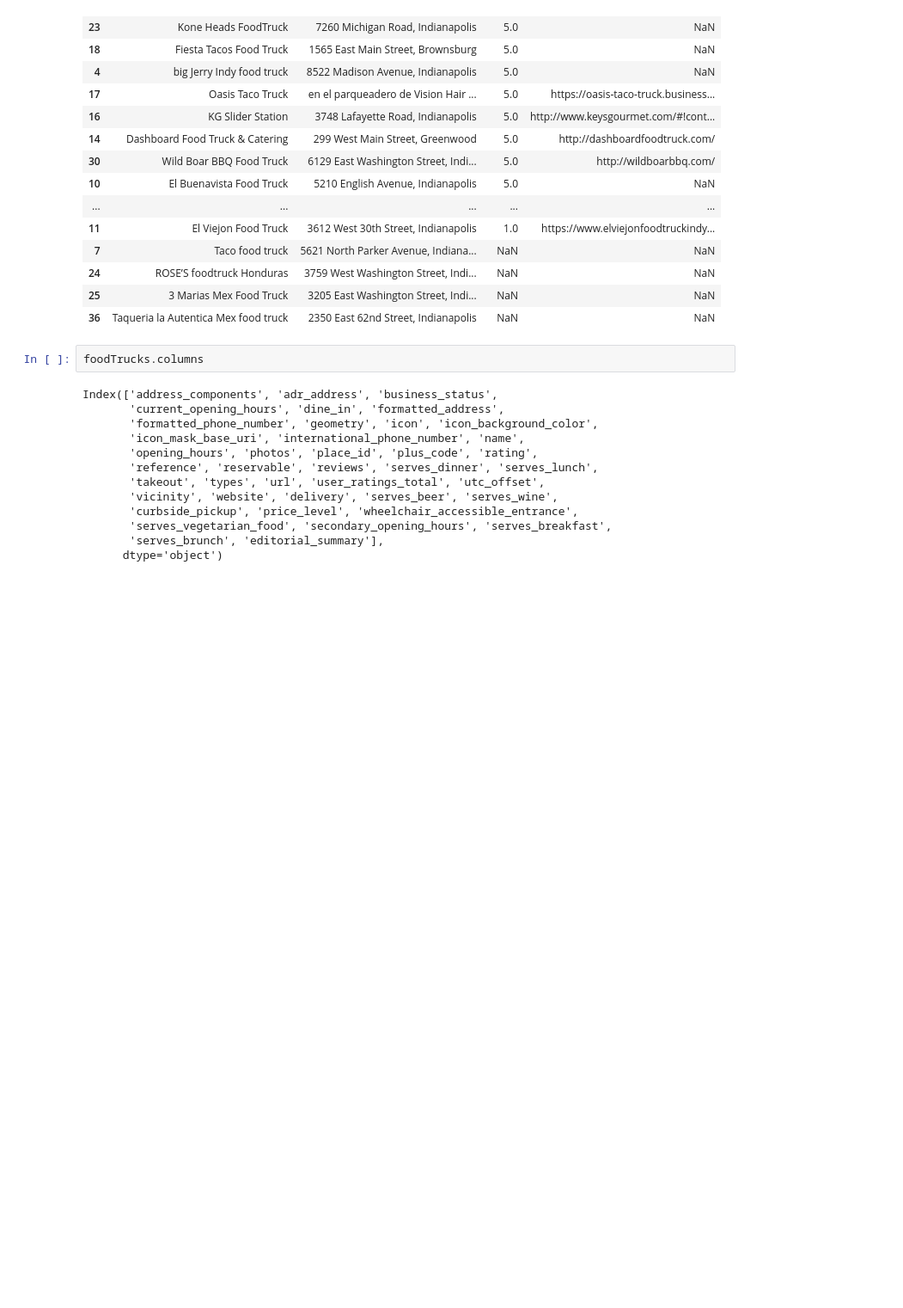
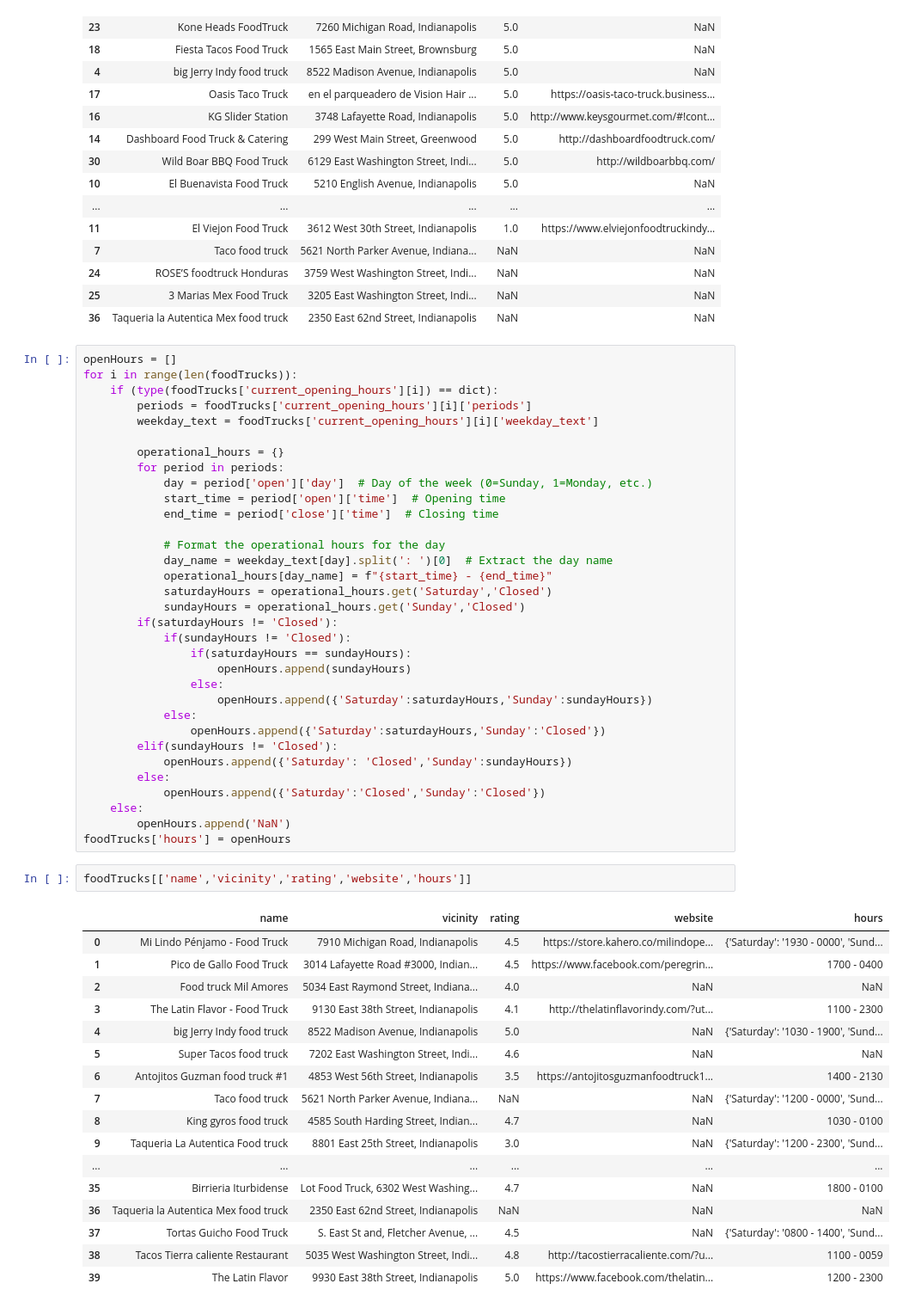
Before and after one commit to YadavSuhani/FoodX, a Jupyter notebook: main.ipynb, the cells around one changed output. Shown: that part at 86% size. Saved outputs shown, nothing was run; the diff lists cells and outputs as text; blank space fills up the shorter version.

Commit message:
added Weekend hours column

```diff
--- a/main.ipynb
+++ b/main.ipynb
@@ -72,18 +73,56 @@ foodTrucks[['name','vicinity','rating','website']].sort_values(['rating'],ascend
 | 24 | ROSE’S foodtruck Honduras | 3759 West Washington Street, Indi... | NaN | NaN |
 | 25 | 3 Marias Mex Food Truck | 3205 East Washington Street, Indi... | NaN | NaN |
 | 36 | Taqueria la Autentica Mex food truck | 2350 East 62nd Street, Indianapolis | NaN | NaN |
-# %%
-foodTrucks.columns
-# %% [output]
-Index(['address_components', 'adr_address', 'business_status',
-       'current_opening_hours', 'dine_in', 'formatted_address',
-       'formatted_phone_number', 'geometry', 'icon', 'icon_background_color',
-       'icon_mask_base_uri', 'international_phone_number', 'name',
-       'opening_hours', 'photos', 'place_id', 'plus_code', 'rating',
-       'reference', 'reservable', 'reviews', 'serves_dinner', 'serves_lunch',
-       'takeout', 'types', 'url', 'user_ratings_total', 'utc_offset',
-       'vicinity', 'website', 'delivery', 'serves_beer', 'serves_wine',
-       'curbside_pickup', 'price_level', 'wheelchair_accessible_entrance',
-       'serves_vegetarian_food', 'secondary_opening_hours', 'serves_breakfast',
-       'serves_brunch', 'editorial_summary'],
-      dtype='object')
+# %%
+openHours = []
+for i in range(len(foodTrucks)):
+    if (type(foodTrucks['current_opening_hours'][i]) == dict):
+        periods = foodTrucks['current_opening_hours'][i]['periods']
+        weekday_text = foodTrucks['current_opening_hours'][i]['weekday_text']
+
+        operational_hours = {}
+        for period in periods:
+            day = period['open']['day']  # Day of the week (0=Sunday, 1=Monday, etc.)
+            start_time = period['open']['time']  # Opening time
+            end_time = period['close']['time']  # Closing time
+
+            # Format the operational hours for the day
+            day_name = weekday_text[day].split(': ')[0]  # Extract the day name
+            operational_hours[day_name] = f"{start_time} - {end_time}"
+            saturdayHours = operational_hours.get('Saturday','Closed')
+            sundayHours = operational_hours.get('Sunday','Closed')
+        if(saturdayHours != 'Closed'):
+            if(sundayHours != 'Closed'):
+                if(saturdayHours == sundayHours):
+                    openHours.append(sundayHours)
+                else:
+                    openHours.append({'Saturday':saturdayHours,'Sunday':sundayHours})
+            else:
+                openHours.append({'Saturday':saturdayHours,'Sunday':'Closed'})
+        elif(sundayHours != 'Closed'):
+            openHours.append({'Saturday': 'Closed','Sunday':sundayHours})
+        else:
+            openHours.append({'Saturday':'Closed','Sunday':'Closed'})
+    else:
+        openHours.append('NaN')
+foodTrucks['hours'] = openHours
+# %%
+foodTrucks[['name','vicinity','rating','website','hours']]
+# %% [output]
+|  | name | vicinity | rating | website | hours |
+| 0 | Mi Lindo Pénjamo - Food Truck | 7910 Michigan Road, Indianapolis | 4.5 | https://store.kahero.co/milindope... | {'Saturday': '1930 - 0000', 'Sund... |
+| 1 | Pico de Gallo Food Truck | 3014 Lafayette Road #3000, Indian... | 4.5 | https://www.facebook.com/peregrin... | 1700 - 0400 |
+| 2 | Food truck Mil Amores | 5034 East Raymond Street, Indiana... | 4.0 | NaN | NaN |
+| 3 | The Latin Flavor - Food Truck | 9130 East 38th Street, Indianapolis | 4.1 | http://thelatinflavorindy.com/?ut... | 1100 - 2300 |
+| 4 | big Jerry Indy food truck | 8522 Madison Avenue, Indianapolis | 5.0 | NaN | {'Saturday': '1030 - 1900', 'Sund... |
+| 5 | Super Tacos food truck | 7202 East Washington Street, Indi... | 4.6 | NaN | NaN |
+| 6 | Antojitos Guzman food truck #1 | 4853 West 56th Street, Indianapolis | 3.5 | https://antojitosguzmanfoodtruck1... | 1400 - 2130 |
+| 7 | Taco food truck | 5621 North Parker Avenue, Indiana... | NaN | NaN | {'Saturday': '1200 - 0000', 'Sund... |
+| 8 | King gyros food truck | 4585 South Harding Street, Indian... | 4.7 | NaN | 1030 - 0100 |
+| 9 | Taqueria La Autentica Food truck | 8801 East 25th Street, Indianapolis | 3.0 | NaN | {'Saturday': '1200 - 2300', 'Sund... |
+| ... | ... | ... | ... | ... | ... |
+| 35 | Birrieria Iturbidense | Lot Food Truck, 6302 West Washing... | 4.7 | NaN | 1800 - 0100 |
+| 36 | Taqueria la Autentica Mex food truck | 2350 East 62nd Street, Indianapolis | NaN | NaN | NaN |
+| 37 | Tortas Guicho Food Truck | S. East St and, Fletcher Avenue, ... | 4.5 | NaN | {'Saturday': '0800 - 1400', 'Sund... |
+| 38 | Tacos Tierra caliente Restaurant | 5035 West Washington Street, Indi... | 4.8 | http://tacostierracaliente.com/?u... | 1100 - 0059 |
+| 39 | The Latin Flavor | 9930 East 38th Street, Indianapolis | 5.0 | https://www.facebook.com/thelatin... | 1200 - 2300 |
```
Also changed, not shown: parts of 1 cell of this notebook.
